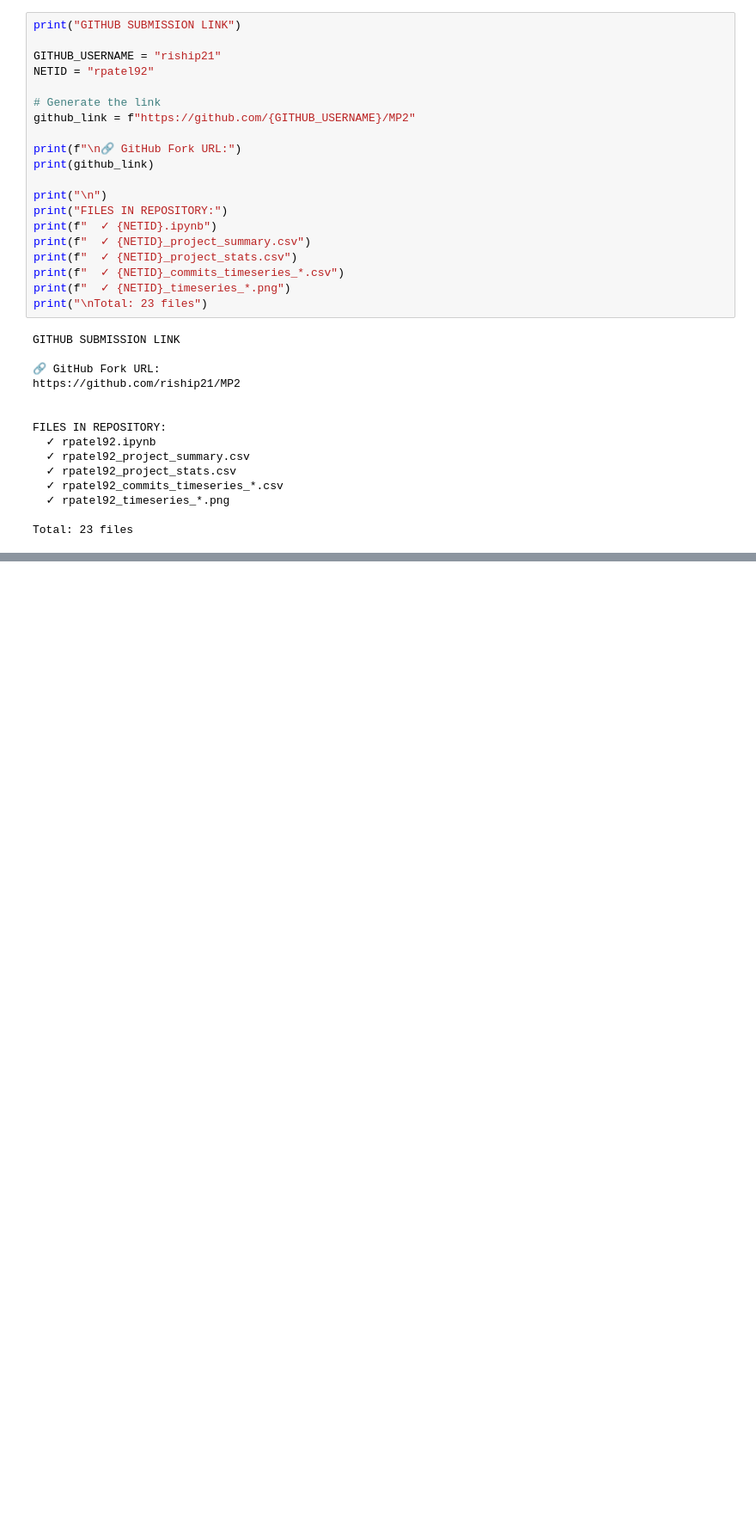
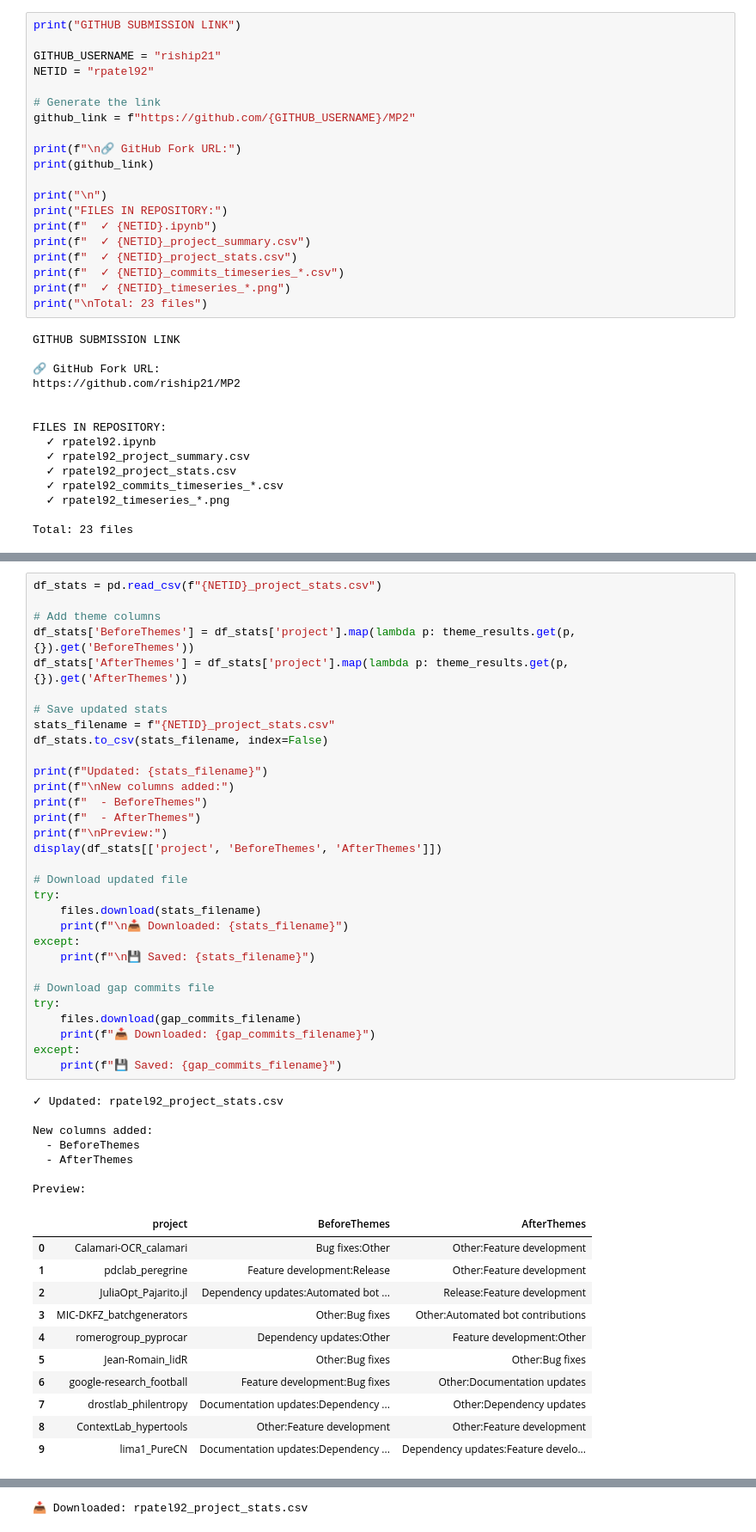
Before and after one commit to JustAnotherJames/hcrettol_MP2, a Jupyter notebook: rpatel92 (2).ipynb, the cells around one changed output, grey strips where cells are left out. Shown at 86% size. Cells and saved outputs as stored; diff of their text form; blank space fills up the shorter version.

```diff
--- a/rpatel92 (2).ipynb
+++ b/rpatel92 (2).ipynb
@@ -903,0 +1084,50 @@ Total: 23 files
+# %%
+df_stats = pd.read_csv(f"{NETID}_project_stats.csv")
+
+# Add theme columns
+df_stats['BeforeThemes'] = df_stats['project'].map(lambda p: theme_results.get(p, {}).get('BeforeThemes'))
+df_stats['AfterThemes'] = df_stats['project'].map(lambda p: theme_results.get(p, {}).get('AfterThemes'))
+
+# Save updated stats
+stats_filename = f"{NETID}_project_stats.csv"
+df_stats.to_csv(stats_filename, index=False)
+
+print(f"Updated: {stats_filename}")
+print(f"\nNew columns added:")
+print(f"  - BeforeThemes")
+print(f"  - AfterThemes")
+print(f"\nPreview:")
+display(df_stats[['project', 'BeforeThemes', 'AfterThemes']])
+
+# Download updated file
+try:
+    files.download(stats_filename)
+    print(f"\n📥 Downloaded: {stats_filename}")
+except:
+    print(f"\n💾 Saved: {stats_filename}")
+
+# Download gap commits file
+try:
+    files.download(gap_commits_filename)
+    print(f"📥 Downloaded: {gap_commits_filename}")
+except:
+    print(f"💾 Saved: {gap_commits_filename}")
+# %% [output]
+✓ Updated: rpatel92_project_stats.csv
+
+New columns added:
+  - BeforeThemes
+  - AfterThemes
+
+Preview:
+|  | project | BeforeThemes | AfterThemes |
+| 0 | Calamari-OCR_calamari | Bug fixes:Other | Other:Feature development |
+| 1 | pdclab_peregrine | Feature development:Release | Other:Feature development |
+| 2 | JuliaOpt_Pajarito.jl | Dependency updates:Automated bot ... | Release:Feature development |
+| 3 | MIC-DKFZ_batchgenerators | Other:Bug fixes | Other:Automated bot contributions |
+| 4 | romerogroup_pyprocar | Dependency updates:Other | Feature development:Other |
+| 5 | Jean-Romain_lidR | Other:Bug fixes | Other:Bug fixes |
+| 6 | google-research_football | Feature development:Bug fixes | Other:Documentation updates |
+| 7 | drostlab_philentropy | Documentation updates:Dependency ... | Other:Dependency updates |
+| 8 | ContextLab_hypertools | Other:Feature development | Other:Feature development |
+| 9 | lima1_PureCN | Documentation updates:Dependency ... | Dependency updates:Feature develo... |
@@ -903,0 +1136 @@ Total: 23 files
+📥 Downloaded: rpatel92_project_stats.csv
```
Also changed, not shown: parts of 6 cells of this notebook.
